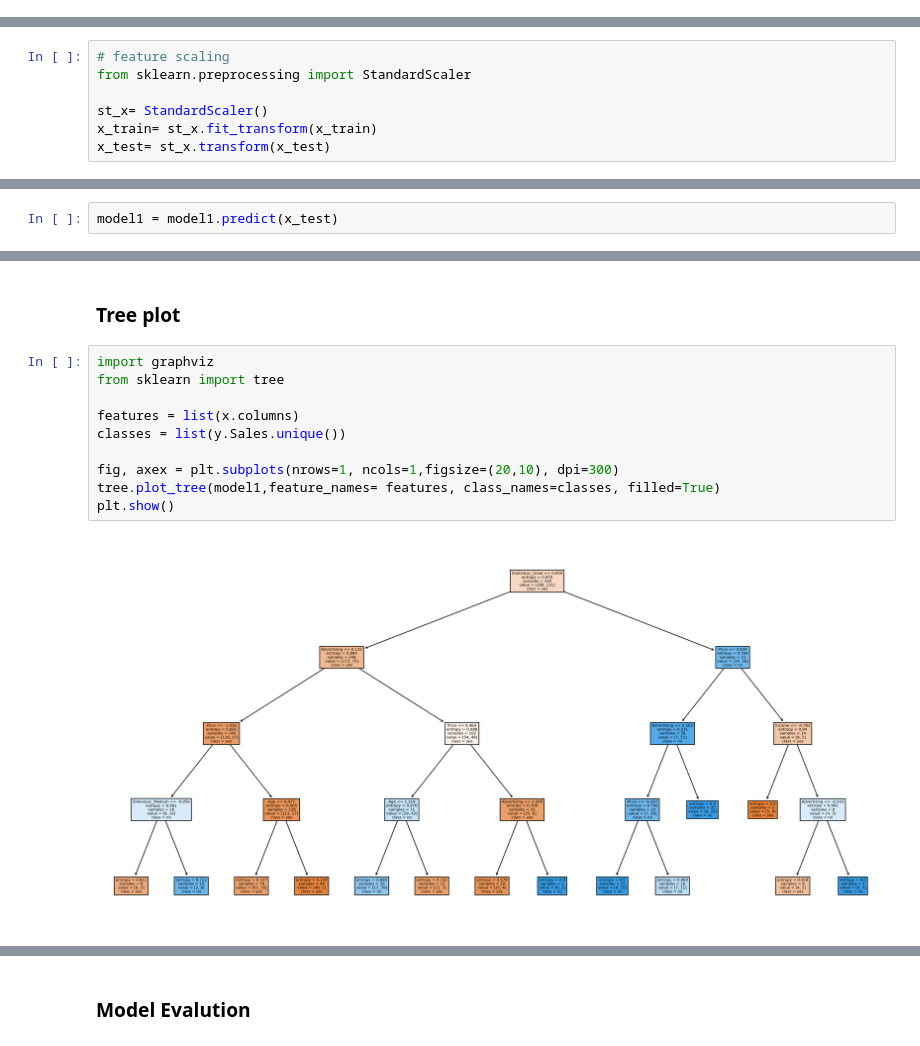
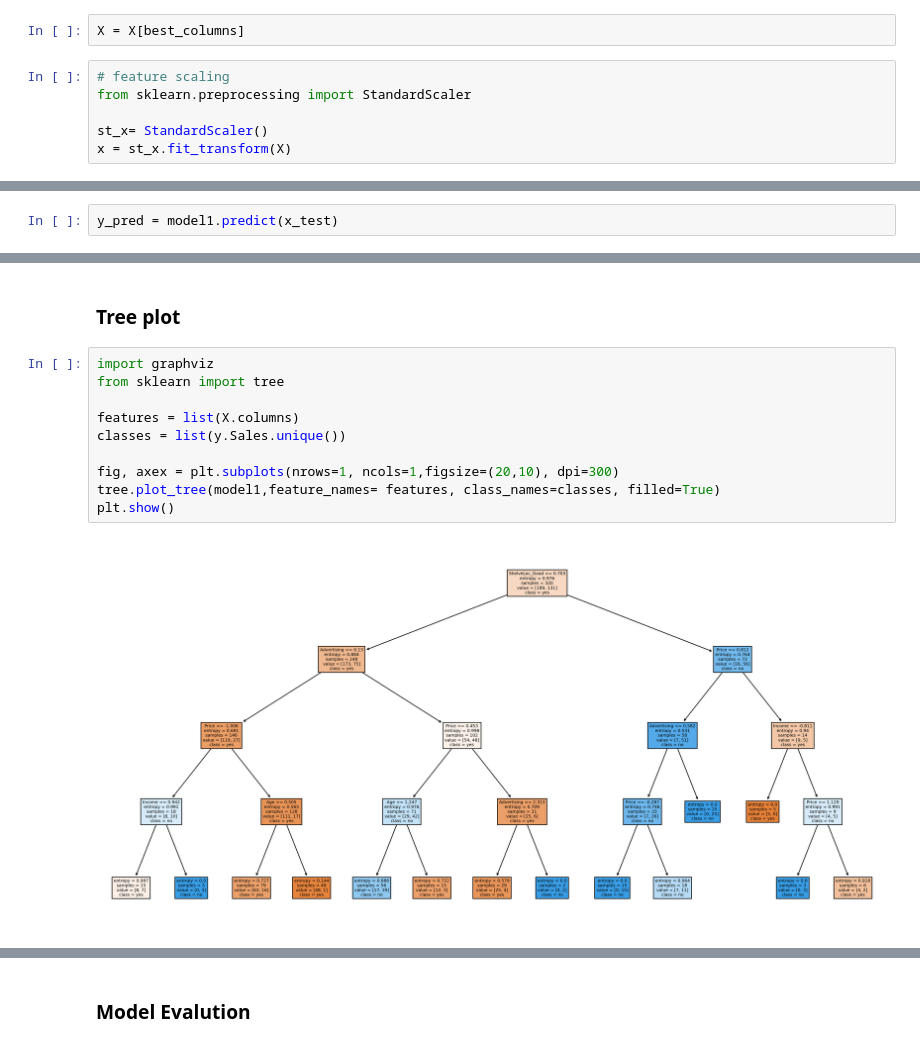
Before and after one commit to ShrikantUppin/Decision-Tree, a Jupyter notebook: company_data.ipynb, the cells around one changed output, grey strips where cells are left out. Saved outputs shown, nothing was run; the diff lists cells and outputs as text.

```diff
--- a/company_data.ipynb
+++ b/company_data.ipynb
@@ -188,3 +227,11 @@ y.head()
+# %%
+X = X[best_columns]
+# %%
+# feature scaling
+from sklearn.preprocessing import StandardScaler
+
+st_x= StandardScaler()
+x = st_x.fit_transform(X)
 # %%
 # Splitting data into train & test
 
@@ -209,11 +256,4 @@ Sales
 no       0.5875
 yes      0.4125
 dtype: float64
-# %%
-# feature scaling
-from sklearn.preprocessing import StandardScaler
-
-st_x= StandardScaler()
-x_train= st_x.fit_transform(x_train)
-x_test= st_x.transform(x_test)
 # %% [markdown]
@@ -321,5 +341,5 @@ array([[1., 0.],
 # %%
-model1 = model1.predict(x_test)
+y_pred = model1.predict(x_test)
 # %%
 model1
 # %% [output]
@@ -408,15 +410,15 @@ y_pred = model1.predict(x_test)
 # %%
 import graphviz
 from sklearn import tree
 
-features = list(x.columns)
+features = list(X.columns)
 classes = list(y.Sales.unique())
 
 fig, axex = plt.subplots(nrows=1, ncols=1,figsize=(20,10), dpi=300)
 tree.plot_tree(model1,feature_names= features, class_names=classes, filled=True)
 plt.show()
 # %% [output]
-[figure, old version]
+[figure, new version]
 # %%
 from sklearn.tree import export_text
 r = export_text(model1, feature_names=features)
```
Also changed, not shown: parts of 54 cells of this notebook.
